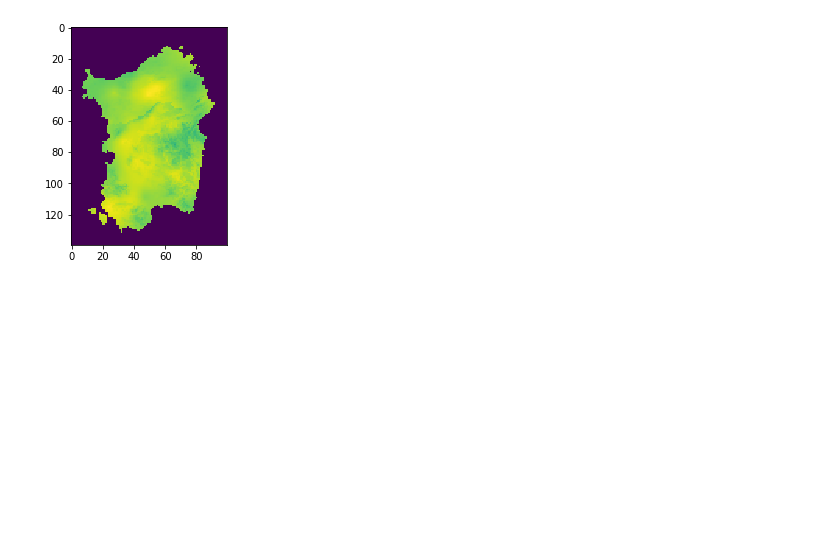
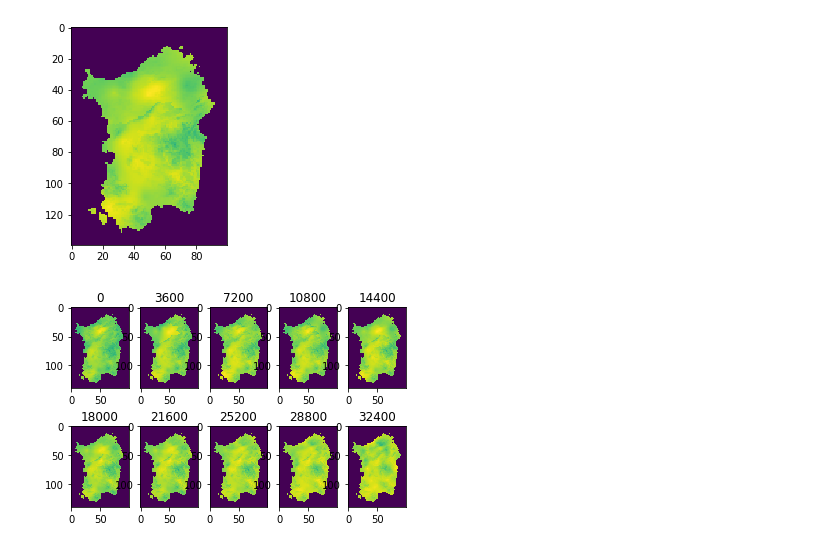
Before and after one commit to tdm-project/tdm-polystore, a Jupyter notebook: notebooks/ClientInterface.ipynb, the cells around one changed output. Drawn from its saved outputs; the diff is of its cells as text; code cells hidden in the pictures; blank space fills up the shorter version.

```diff
--- a/notebooks/ClientInterface.ipynb
+++ b/notebooks/ClientInterface.ipynb
@@ -151,7 +151,7 @@ class Client:
             assert len(indices) == 1
             args = (int(indices[0]),) + args[1:]
         with tiledb.DenseArray(url, mode='r', ctx=self.tiledb_ctx) as A:
-            data = A.__getitem__(args)
+            data = A[args]
         return data
 # %%
 # tdmq constants
@@ -208,3 +208,14 @@ plt.imshow(data['TEMP'] * (data['TEMP'] > -9000.0))
 # %% [output]
 <matplotlib.image.AxesImage at 0x...>
 [figure]
+# %%
+(tdeltas, data) = ts[0:10, 300:440, 100:200]
+# %%
+temp = data['TEMP']
+fig, axes = plt.subplots(2, 5)
+for i in range(10):
+    ax = axes[i//5, i%5]
+    ax.imshow(temp[i]* (temp[i] > -9000.0))
+    ax.set_title('%d' % tdeltas[i])
+# %% [output]
+[figure, added]
```
Also changed, not shown: parts of 1 cell of this notebook.
